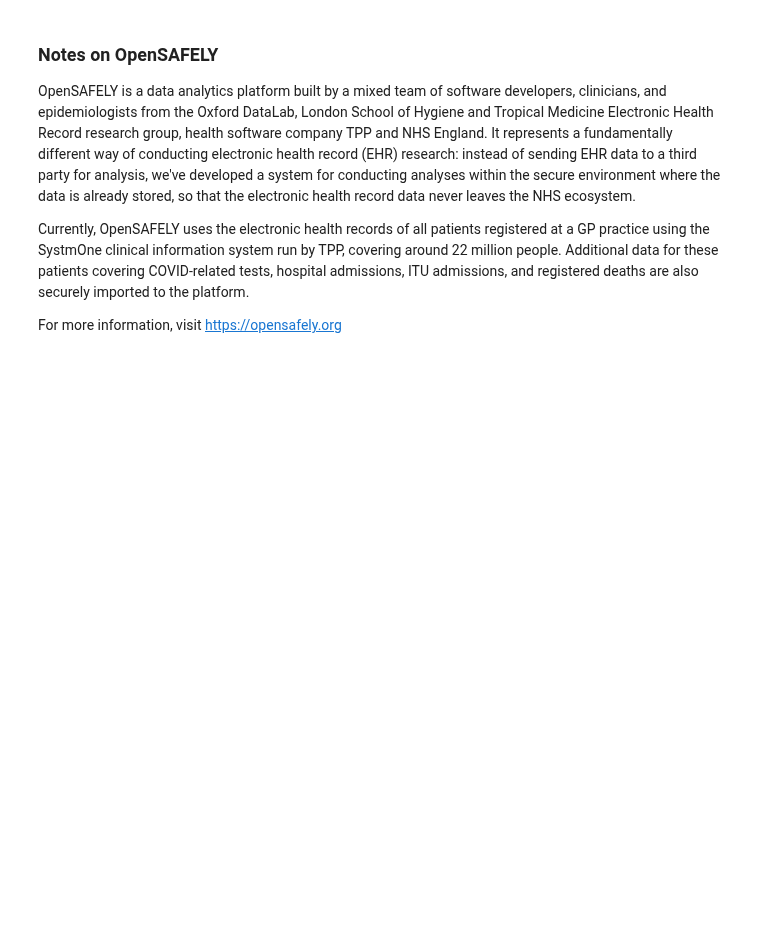
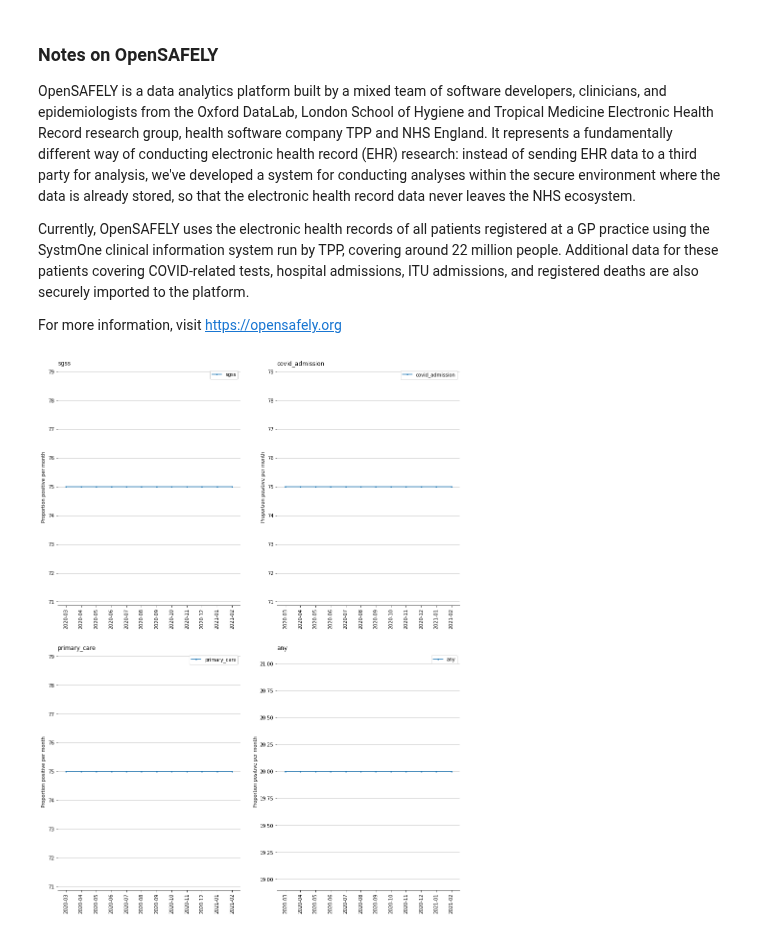
Before and after one commit to opensafely/primary-care-covid-codes-research, a Jupyter notebook: notebooks/primary-care-covid-codes.ipynb, the cells around one changed output. Drawn from its saved outputs; the diff is of its cells as text; code cells hidden in the pictures; blank space fills up the shorter version.

Commit message:
add measures

```diff
--- a/notebooks/primary-care-covid-codes.ipynb
+++ b/notebooks/primary-care-covid-codes.ipynb
@@ -328,3 +364,40 @@ OpenSAFELY is a data analytics platform built by a mixed team of software develo
 Currently, OpenSAFELY uses the electronic health records of all patients registered at a GP practice using the SystmOne clinical information system run by TPP, covering around 22 million people. Additional data for these patients covering COVID-related tests, hospital admissions, ITU admissions, and registered deaths are also securely imported to the platform.
 
 For more information, visit https://opensafely.org
+# %%
+sources=["sgss","covid_admission","primary_care","any"]
+
+
+inputs={source: pd.read_csv(
+            filepath_or_buffer = f"../output/monthly/measure_{source}_positive_rate.csv")
+             for source in sources}
+
+#################################### plots 1 ###################################
+def plotstyle(axes, title):
+    axes.set_ylabel('Proportion positive per month')
+    axes.xaxis.set_tick_params(labelrotation=90)
+    #loc = ticker.MultipleLocator(base=3.0)
+    #axs[axesrow,axescol].xaxis.set_major_locator(loc)
+    #axs[0,0].set_ylim(bottom=0) # might remove this in future depending on count fluctuation
+    axes.grid(axis='y')
+    axes.legend()
+    axes.set_title(title, loc='left', y=1)
+    axes.tick_params(labelbottom=True)
+    axes.spines["left"].set_visible(False)
+    axes.spines["right"].set_visible(False)
+    axes.spines["top"].set_visible(False)
+
+fig, axs = plt.subplots(2, 2, figsize=(15,20), sharey=False,  sharex=True)
+for i in range(len(sources)):
+    inputs[sources[i]]["date"]=inputs[sources[i]]["date"].str.slice(0, 7)
+    np.ravel(axs)[i].plot(
+        inputs[sources[i]]["date"],
+        inputs[sources[i]]["value"]*100,
+        marker='o',
+        markersize=2,
+        label=f"""{sources[i]}""",
+        )
+    np.ravel(axs)[i].legend()
+    plotstyle(np.ravel(axs)[i],sources[i] )
+# %% [output]
+[figure, added]
```
Also changed, not shown: parts of 6 cells of this notebook, 4 other files.
